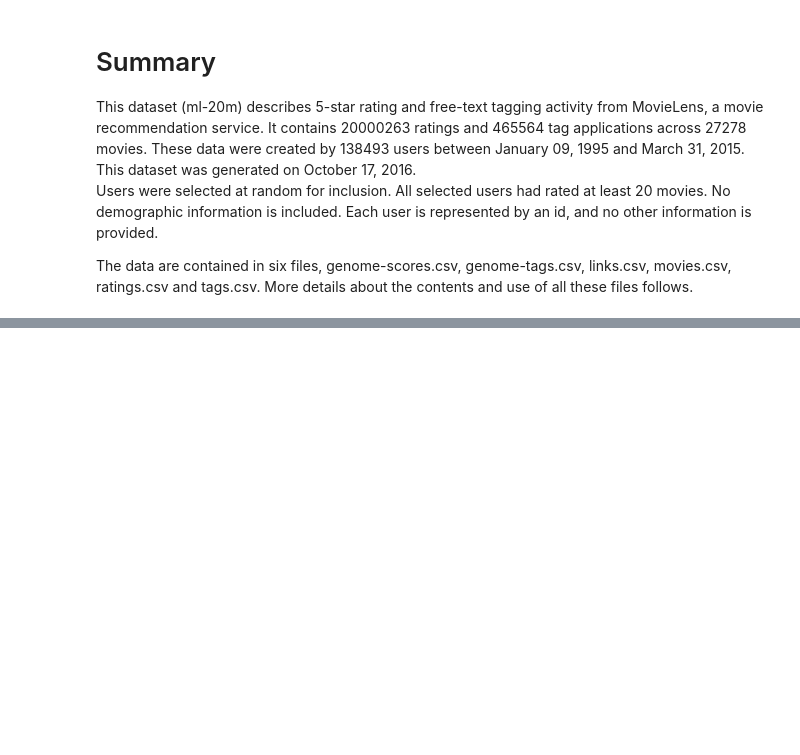
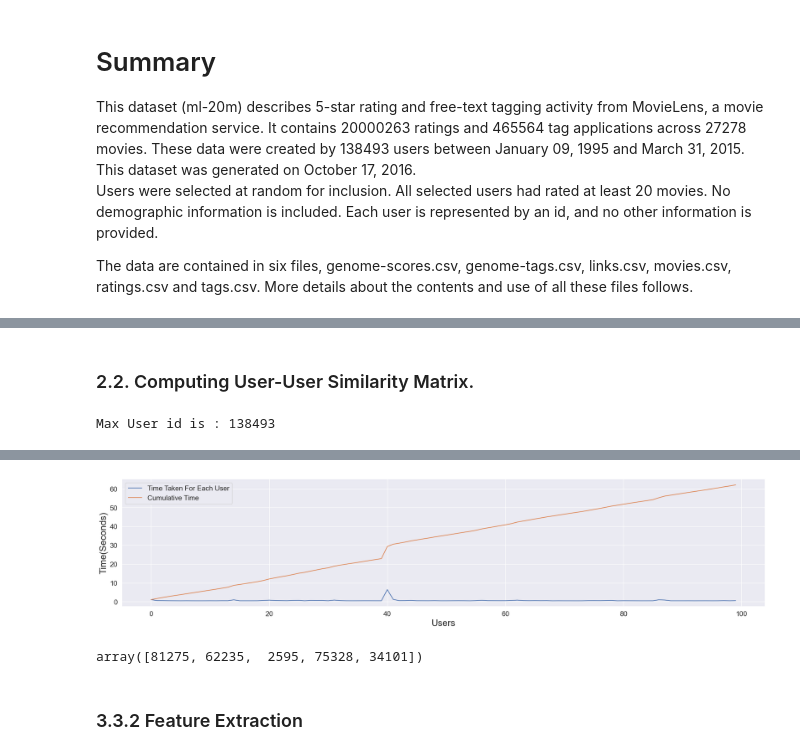
Before and after one commit to michellejuliet/Recommendation-Systems, a Jupyter notebook: Movie Recommendation System.ipynb, the cells around one changed output, grey strips where cells are left out. Cells and saved outputs as stored; diff of their text form; code cells hidden in the pictures; blank space fills up the shorter version.

```diff
--- a/Movie Recommendation System.ipynb
+++ b/Movie Recommendation System.ipynb
@@ -104,0 +544,5 @@ df
+# %%
+rows,cols = TestUISparseData.shape
+presentElements = TestUISparseData.count_nonzero()
+
+print("Sparsity Of Test matrix : {}% ".format((1-(presentElements/(rows*cols)))*100))
@@ -104,0 +671,50 @@ df
+# %% [markdown]
+<h3> 2.2. Computing User-User Similarity Matrix. </h3>
+# %%
+#Getting highest user id
+
+row_index, col_index = TrainUISparseData.nonzero()
+unique_user_id = np.unique(row_index)
+print("Max User id is :", np.max(unique_user_id))
+# %% [output]
+Max User id is : 138493
+# %%
+# Here, we are calculating user-user similarity matrix only for first 100 users in our sparse matrix. And we are calculating
+# Top 100 most similar users with them.
+
+def getUser_UserSimilarity(sparseMatrix, top = 100):
+    startTimestamp20 = datetime.now()
+
+    row_index, col_index = sparseMatrix.nonzero()
+    rows = np.unique(row_index)
+    similarMatrix = np.zeros(13849300).reshape(138493,100)    # 138493*100 = 13849300. As we are building similarity matrix only
+    #for top 100 most similar users.
+    timeTaken = []
+    howManyDone = 0
+    for row in rows[:top]:
+        howManyDone += 1
+        startTimestamp = datetime.now().timestamp()  #it will give seconds elapsed
+        sim = cosine_similarity(sparseMatrix.getrow(row), sparseMatrix).ravel()
+        top100_similar_indices = sim.argsort()[-top:]
+        top100_similar = sim[top100_similar_indices]
+        similarMatrix[row] = top100_similar
+        timeforOne = datetime.now().timestamp() - startTimestamp
+        timeTaken.append(timeforOne)
+        if howManyDone % 20 == 0:
+            print("Time elapsed for {} users = {}sec".format(howManyDone, (datetime.now() - startTimestamp20)))
+    print("Average Time taken to compute similarity matrix for 1 user = "+str(sum(timeTaken)/len(timeTaken))+"seconds")
+
+    sns.set(style="darkgrid")
+    fig = plt.figure(figsize = (25, 5))
+    plt.plot(timeTaken, label = 'Time Taken For Each User')
+    plt.plot(np.cumsum(timeTaken), label='Cumulative Time')
+    plt.legend(loc='upper left', fontsize = 15)
+    plt.xlabel('Users', fontsize = 20)
+    plt.ylabel('Time(Seconds)', fontsize = 20)
+    plt.tick_params(labelsize = 15)
+    plt.show()
+
+    return similarMatrix
+
+simMatrix = getUser_UserSimilarity(TrainUISparseData, 100)
+# %% [output]
@@ -104,0 +727 @@ df
+[figure, added]
@@ -104,0 +742,9 @@ df
+# %%
+# Getting top 5 users similar to userId: 1
+
+similar_users_1 = Calculate_User_User_Similarity(TrainUISparseData, 1, 5)
+similar_users_1
+# %% [output]
+array([81275, 62235,  2595, 75328, 34101])
+# %% [markdown]
+<h3> 3.3.2 Feature Extraction </h3>
```
Also changed, not shown: parts of 73 cells of this notebook.
